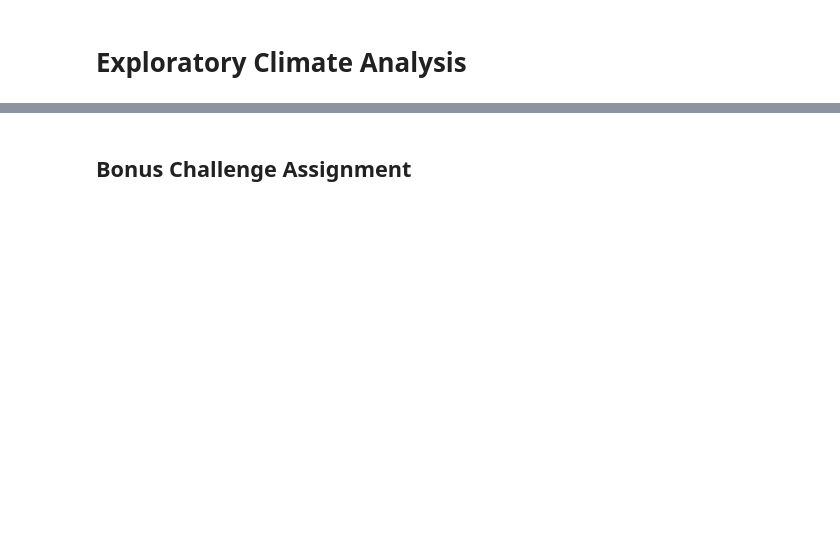
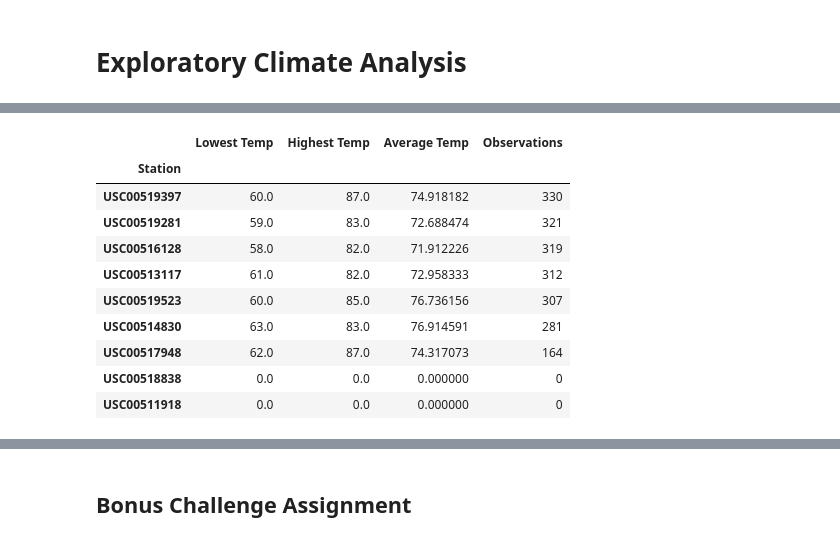
Before and after one commit to clmatherson/sqlalchemy-challenge, a Jupyter notebook: climate_starter.ipynb, the cells around one changed output, grey strips where cells are left out. Cells and saved outputs as stored; diff of their text form; code cells hidden in the pictures; blank space fills up the shorter version.

```diff
--- a/climate_starter.ipynb
+++ b/climate_starter.ipynb
@@ -52,2 +106,4 @@ sqlalchemy.ext.automap.Base
 # %%
 # Design a query to show how many stations are available in this dataset?
+no_stations = pd.Series(measurement_df['station'].unique())
+no_stations
@@ -57,6 +137,36 @@ sqlalchemy.ext.automap.Base
 # %%
 # Using the station id from the previous query, calculate the lowest temperature recorded,
 # highest temperature recorded, and average temperature of the most active station?
+#Summary Status
+
+station_low = []
+
+for s in no_stations:
+    station_ltemp = measure_p12mth.loc[measure_p12mth['station'] == s]
+    stat_low = {
+        'Station': s,
+        'Lowest Temp' : station_ltemp['tobs'].min(),
+        'Highest Temp' : station_ltemp['tobs'].max(),
+        'Average Temp' : station_ltemp['tobs'].mean(),
+        'Observations' :  station_ltemp['tobs'].count()
+    }
+    station_low.append(stat_low)
+station_low_df = pd.DataFrame(station_low)
+station_low_df.fillna(value=0, inplace=True)
+station_low_df.set_index('Station', inplace=True)
+station_low_df.sort_values('Observations', ascending=False)
+# %% [output]
+|  | Lowest Temp | Highest Temp | Average Temp | Observations |
+| Station |  |  |  |  |
+| USC00519397 | 60.0 | 87.0 | 74.918182 | 330 |
+| USC00519281 | 59.0 | 83.0 | 72.688474 | 321 |
+| USC00516128 | 58.0 | 82.0 | 71.912226 | 319 |
+| USC00513117 | 61.0 | 82.0 | 72.958333 | 312 |
+| USC00519523 | 60.0 | 85.0 | 76.736156 | 307 |
+| USC00514830 | 63.0 | 83.0 | 76.914591 | 281 |
+| USC00517948 | 62.0 | 87.0 | 74.317073 | 164 |
+| USC00518838 | 0.0 | 0.0 | 0.000000 | 0 |
+| USC00511918 | 0.0 | 0.0 | 0.000000 | 0 |
 # %%
 # Choose the station with the highest number of temperature observations.
 # Query the last 12 months of temperature observation data for this station and plot the results as a histogram
```
Also changed, not shown: parts of 14 cells of this notebook, 2 other files.
